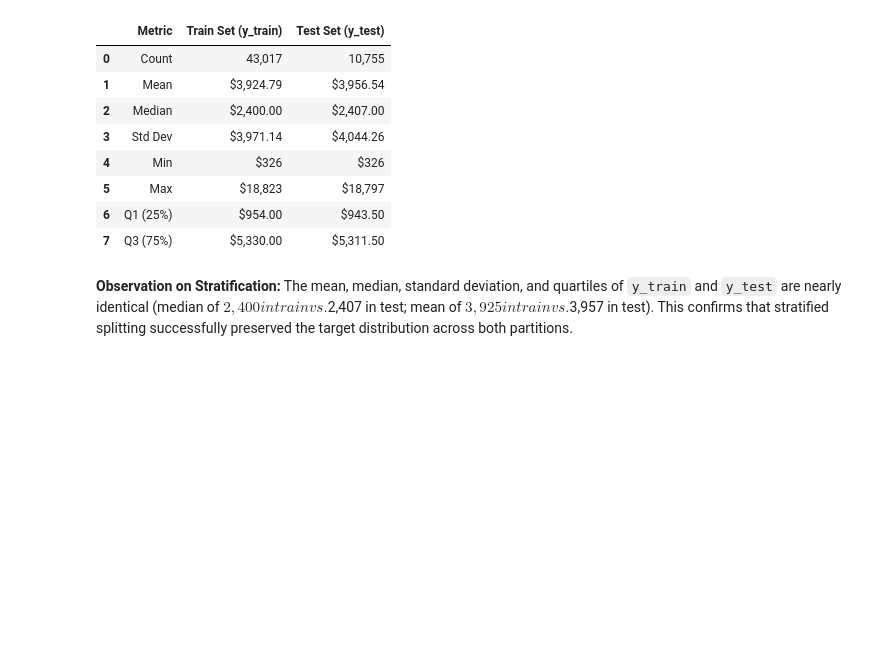
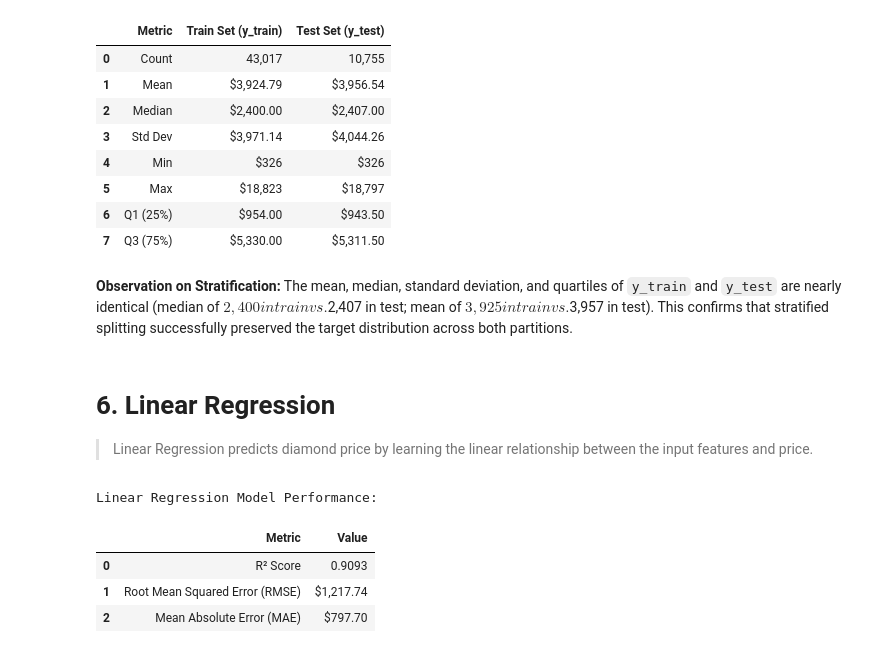
Before and after one commit to anish435/ML_capstone_project, a Jupyter notebook: notebooks/regression.ipynb, the cells around one changed output. Saved outputs shown, nothing was run; the diff lists cells and outputs as text; code cells hidden in the pictures; blank space fills up the shorter version.

Commit message:
regression: Implement Linear Regression

```diff
--- a/notebooks/regression.ipynb
+++ b/notebooks/regression.ipynb
@@ -725,3 +731,37 @@ display(split_comparison)
 # %% [markdown]
 **Observation on Stratification:**
 The mean, median, standard deviation, and quartiles of `y_train` and `y_test` are nearly identical (median of $2,400 in train vs. $2,407 in test; mean of $3,925 in train vs. $3,957 in test). This confirms that stratified splitting successfully preserved the target distribution across both partitions.
+# %% [markdown]
+# 6. Linear Regression
+
+> Linear Regression predicts diamond price by learning the linear relationship between the input features and price.
+# %%
+from sklearn.linear_model import LinearRegression
+from sklearn.metrics import r2_score, mean_squared_error, mean_absolute_error
+
+# Initialize and train Linear Regression model
+lr_model = LinearRegression()
+lr_model.fit(X_train_processed, y_train)
+
+# Predict on test set
+y_pred_lr = lr_model.predict(X_test_processed)
+
+# Calculate evaluation metrics
+r2_lr = r2_score(y_test, y_pred_lr)
+rmse_lr = np.sqrt(mean_squared_error(y_test, y_pred_lr))
+mae_lr = mean_absolute_error(y_test, y_pred_lr)
+
+# Display evaluation metrics
+lr_results = pd.DataFrame({
+    'Metric': ['R² Score', 'Root Mean Squared Error (RMSE)', 'Mean Absolute Error (MAE)'],
+    'Value': [f"{r2_lr:.4f}", f"${rmse_lr:,.2f}", f"${mae_lr:,.2f}"]
+})
+
+print("Linear Regression Model Performance:")
+display(lr_results)
+# %% [output]
+Linear Regression Model Performance:
+|  | Metric | Value |
+| 0 | R² Score | 0.9093 |
+| 1 | Root Mean Squared Error (RMSE) | $1,217.74 |
+| 2 | Mean Absolute Error (MAE) | $797.70 |
```
Also changed, not shown: parts of 29 cells of this notebook, 1 other file.
